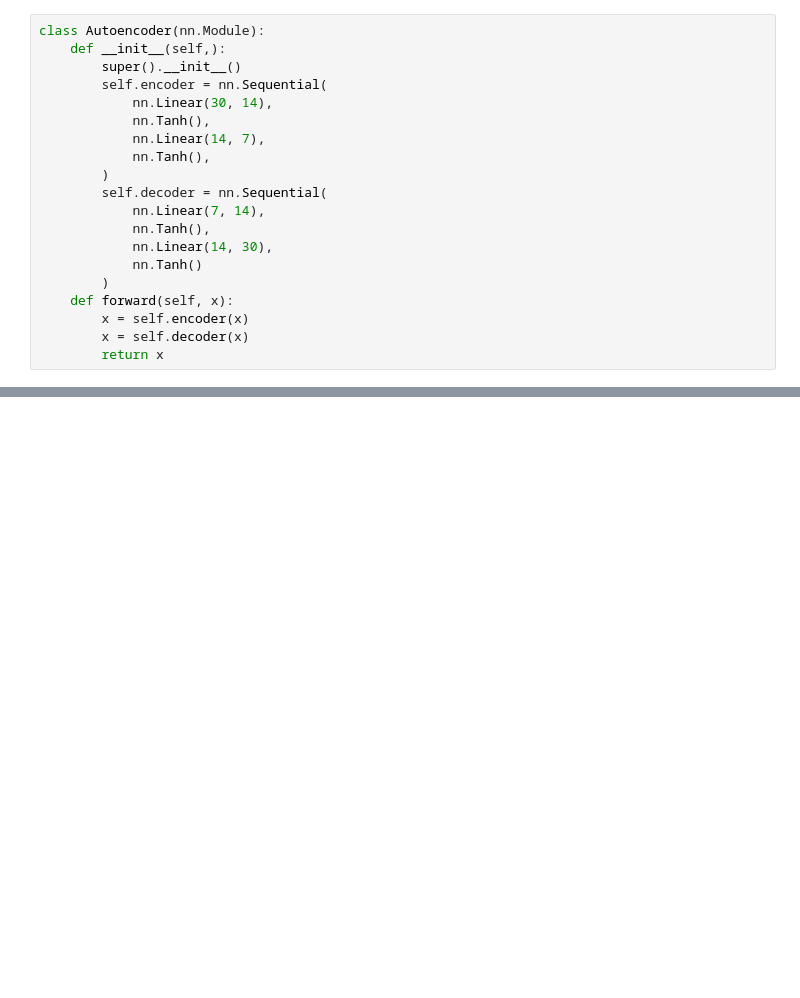
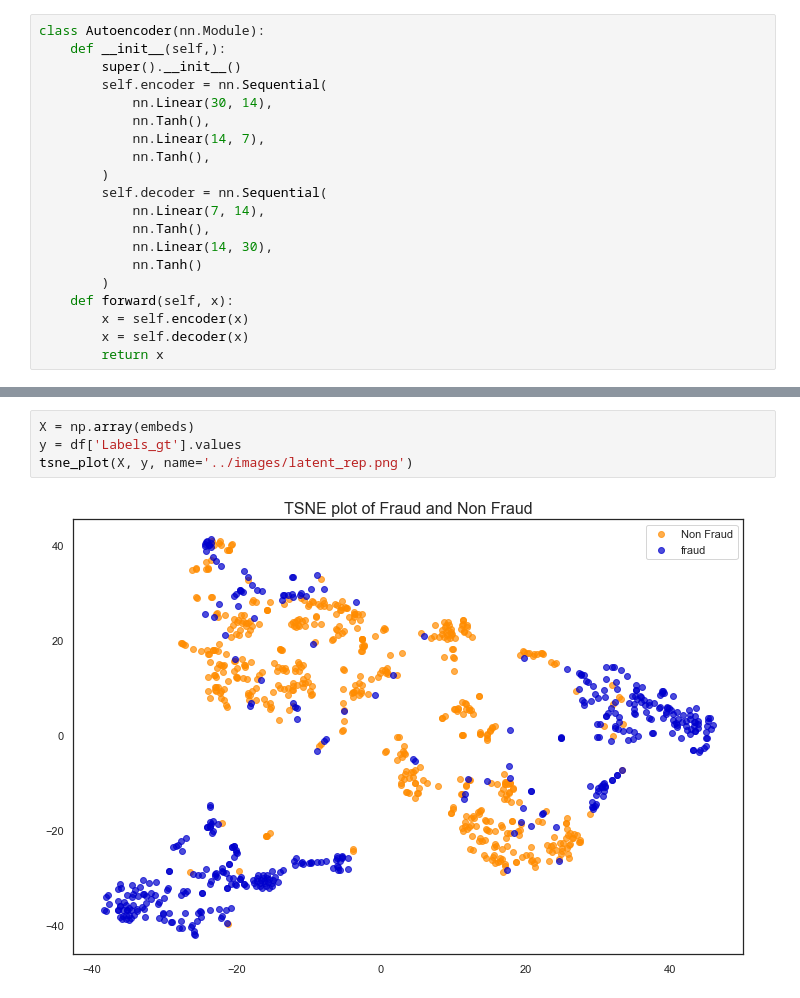
Before and after one commit to jdgallegoq/ccFraud_autoencoders, a Jupyter notebook: notebooks/exploration.ipynb, the cells around one changed output, grey strips where cells are left out. Drawn from its saved outputs; the diff is of its cells as text; blank space fills up the shorter version.

```diff
--- a/notebooks/exploration.ipynb
+++ b/notebooks/exploration.ipynb
@@ -213,0 +310,6 @@ KeyboardInterrupt:
+# %%
+X = np.array(embeds)
+y = df['Labels_gt'].values
+tsne_plot(X, y, name='../images/latent_rep.png')
+# %% [output]
+[figure, added]
```
Also changed, not shown: parts of 17 cells of this notebook, 1 other file.
